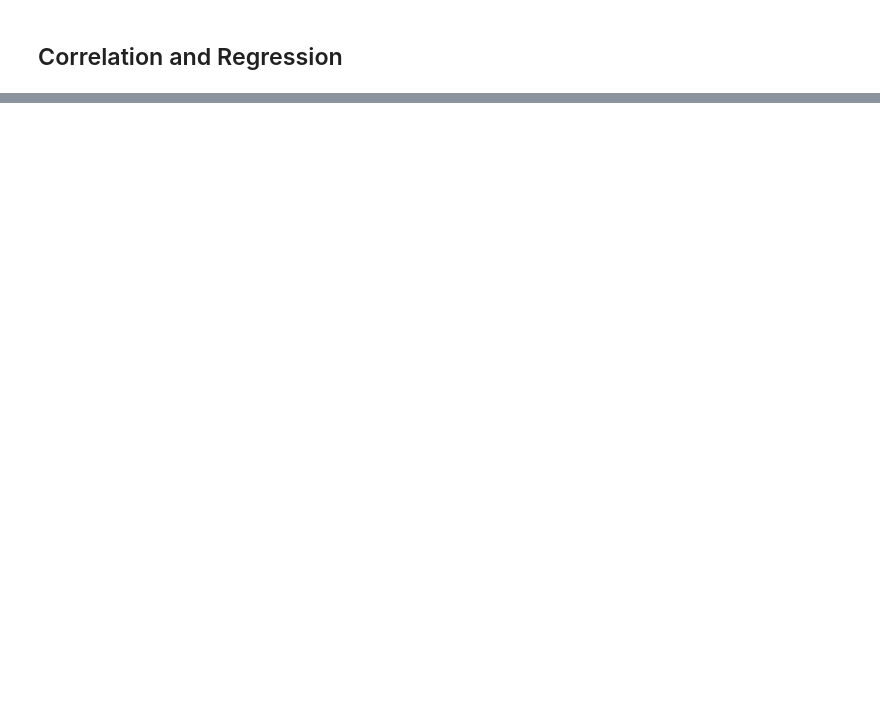
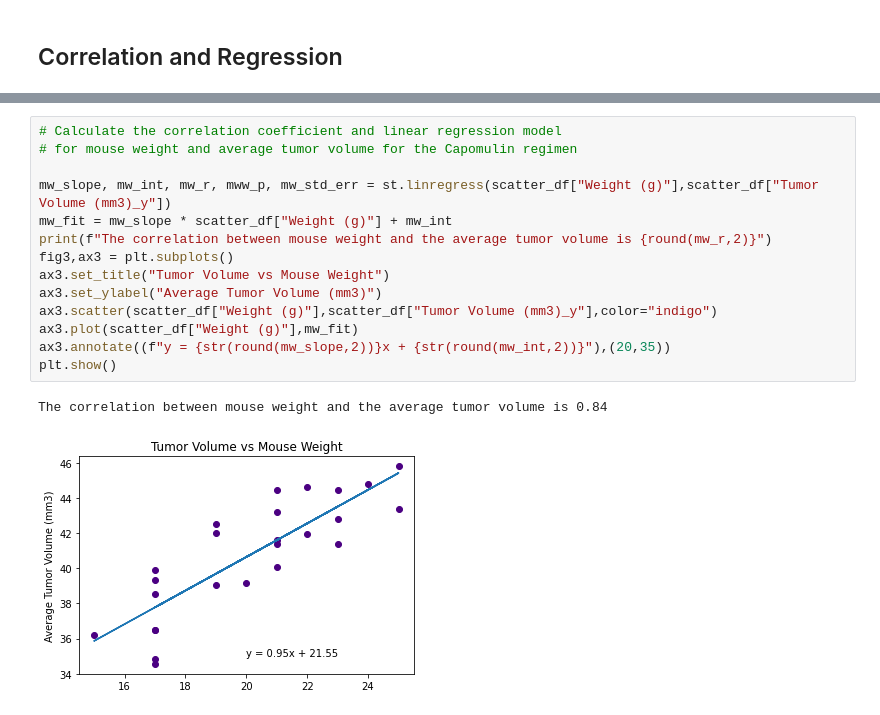
Before and after one commit to rhisehl/Cancer-Research-Report, a Jupyter notebook: pymaceuticals_analysis.ipynb, the cells around one changed output, grey strips where cells are left out. Drawn from its saved outputs; the diff is of its cells as text; blank space fills up the shorter version.

```diff
--- a/pymaceuticals_analysis.ipynb
+++ b/pymaceuticals_analysis.ipynb
@@ -257,0 +304,17 @@ cef_iqr = cef_upq - cef_lowq
+# %%
+# Calculate the correlation coefficient and linear regression model
+# for mouse weight and average tumor volume for the Capomulin regimen
+
+mw_slope, mw_int, mw_r, mww_p, mw_std_err = st.linregress(scatter_df["Weight (g)"],scatter_df["Tumor Volume (mm3)_y"])
+mw_fit = mw_slope * scatter_df["Weight (g)"] + mw_int
+print(f"The correlation between mouse weight and the average tumor volume is {round(mw_r,2)}")
+fig3,ax3 = plt.subplots()
+ax3.set_title("Tumor Volume vs Mouse Weight")
+ax3.set_ylabel("Average Tumor Volume (mm3)")
+ax3.scatter(scatter_df["Weight (g)"],scatter_df["Tumor Volume (mm3)_y"],color="indigo")
+ax3.plot(scatter_df["Weight (g)"],mw_fit)
+ax3.annotate((f"y = {str(round(mw_slope,2))}x + {str(round(mw_int,2))}"),(20,35))
+plt.show()
+# %% [output]
+The correlation between mouse weight and the average tumor volume is 0.84
+[figure, added]
```
Also changed, not shown: parts of 18 cells of this notebook.
